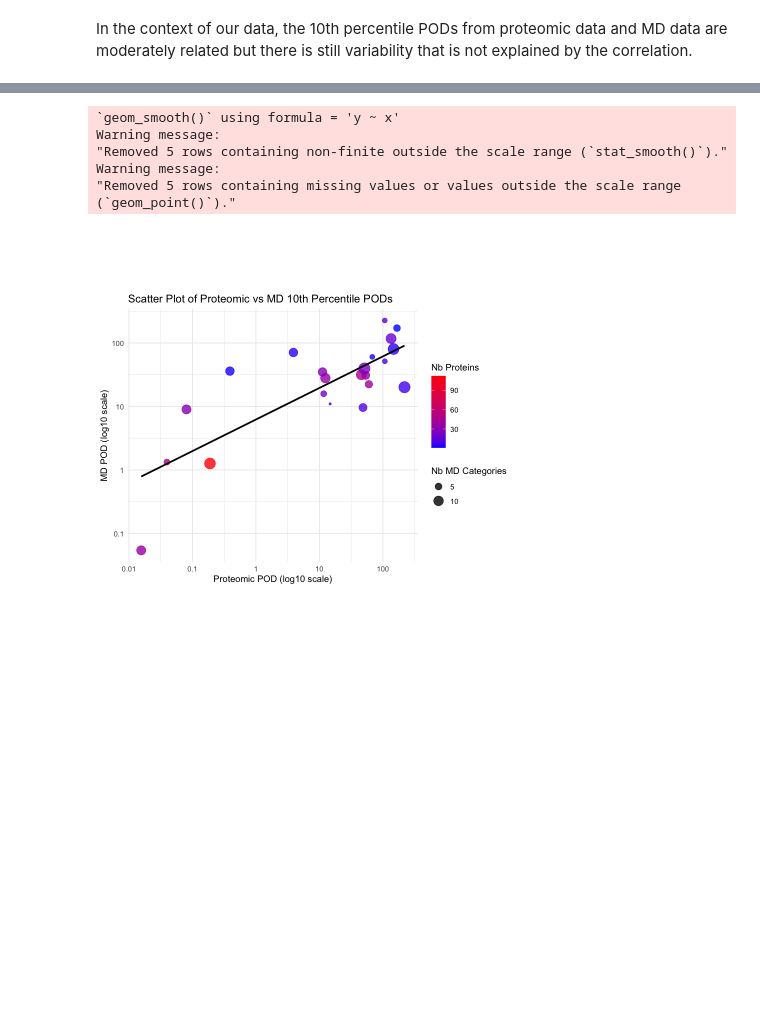
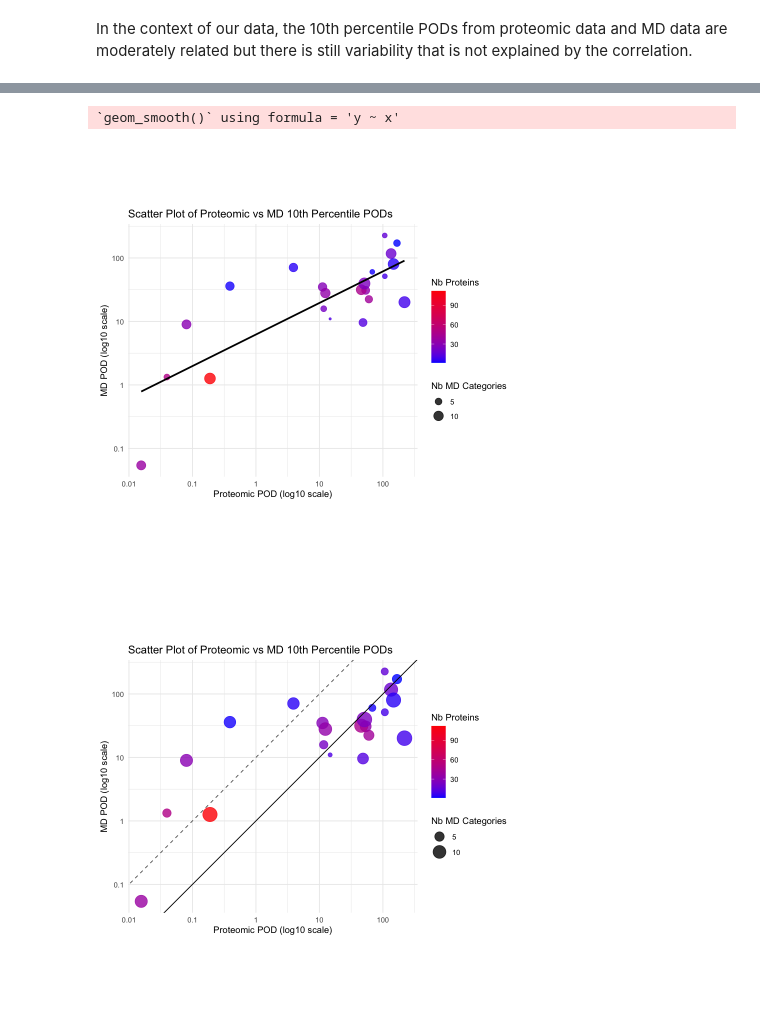
Before and after one commit to broadinstitute/2025_Grigoryan_Proteomics, a Jupyter notebook: 01.dose_response/03_curve_fit_proteins.ipynb, the cells around one changed output, grey strips where cells are left out. Cells and saved outputs as stored; diff of their text form; code cells hidden in the pictures; blank space fills up the shorter version.

Commit message:
curves

```diff
--- a/01.dose_response/03_curve_fit_proteins.ipynb
+++ b/01.dose_response/03_curve_fit_proteins.ipynb
@@ -569,5 +611,20 @@ In the context of our data, the 10th percentile PODs from proteomic data and MD
 # %%
 # Scatter plot comparing proteomic and MD 10th percentile PODs with linear regression line
+
+
+pod_summary_md_renamed <- pod_summary_md %>%
+  select(compound, pod_10th_percentile, nb_proteins) %>%
+  rename(
+    pod_10th_percentile_MD = pod_10th_percentile,
+    nb_category_MD = nb_proteins
+  )
+
+
+
+merged_table <- pod_summary_proteins %>%
+  inner_join(pod_summary_md_renamed, by = "compound")
+
+
 
 ggplot(merged_table, aes(x = pod_10th_percentile, y = pod_10th_percentile_MD)) +
     geom_point(aes(color = nb_proteins, size = nb_category_MD), alpha = 0.8) +
@@ -594,9 +651,37 @@ ggplot(merged_table, aes(x = pod_10th_percentile, y = pod_10th_percentile_MD)) +
     coord_fixed()
 # %% [output]
 `geom_smooth()` using formula = 'y ~ x'
-Warning message:
-"Removed 5 rows containing non-finite outside the scale range (`stat_smooth()`)."
-Warning message:
-"Removed 5 rows containing missing values or values outside the scale range
-(`geom_point()`)."
 [figure]
+# %%
+ggplot(merged_table, aes(x = pod_10th_percentile, y = pod_10th_percentile_MD)) +
+  geom_point(aes(color = nb_proteins, size = nb_category_MD), alpha = 0.8) +
+
+  # Ligne 1:1
+  geom_abline(slope = 1, intercept = 0, color = "black") +
+
+  # Ligne y = 10x
+  geom_abline(slope = 1, intercept = log10(10), linetype = "dashed", color = "gray40") +
+
+  scale_x_continuous(
+    trans = "log10",
+    breaks = c(0.001, 0.01, 0.1, 1, 10, 100),
+    labels = c("0.001", "0.01", "0.1", "1", "10", "100")
+  ) +
+  scale_y_continuous(
+    trans = "log10",
+    breaks = c(0.001, 0.01, 0.1, 1, 10, 100),
+    labels = c("0.001", "0.01", "0.1", "1", "10", "100")
+  ) +
+  scale_color_gradient(low = "blue", high = "red") +
+  scale_size_continuous(range = c(2, 8)) +
+  labs(
+    title = "Scatter Plot of Proteomic vs MD 10th Percentile PODs",
+    x = "Proteomic POD (log10 scale)",
+    y = "MD POD (log10 scale)",
+    color = "Nb Proteins",
+    size = "Nb MD Categories"
+  ) +
+  theme_minimal() +
+  coord_fixed()
+# %% [output]
+[figure, added]
```
Also changed, not shown: parts of 4 cells of this notebook, 1 other file.
